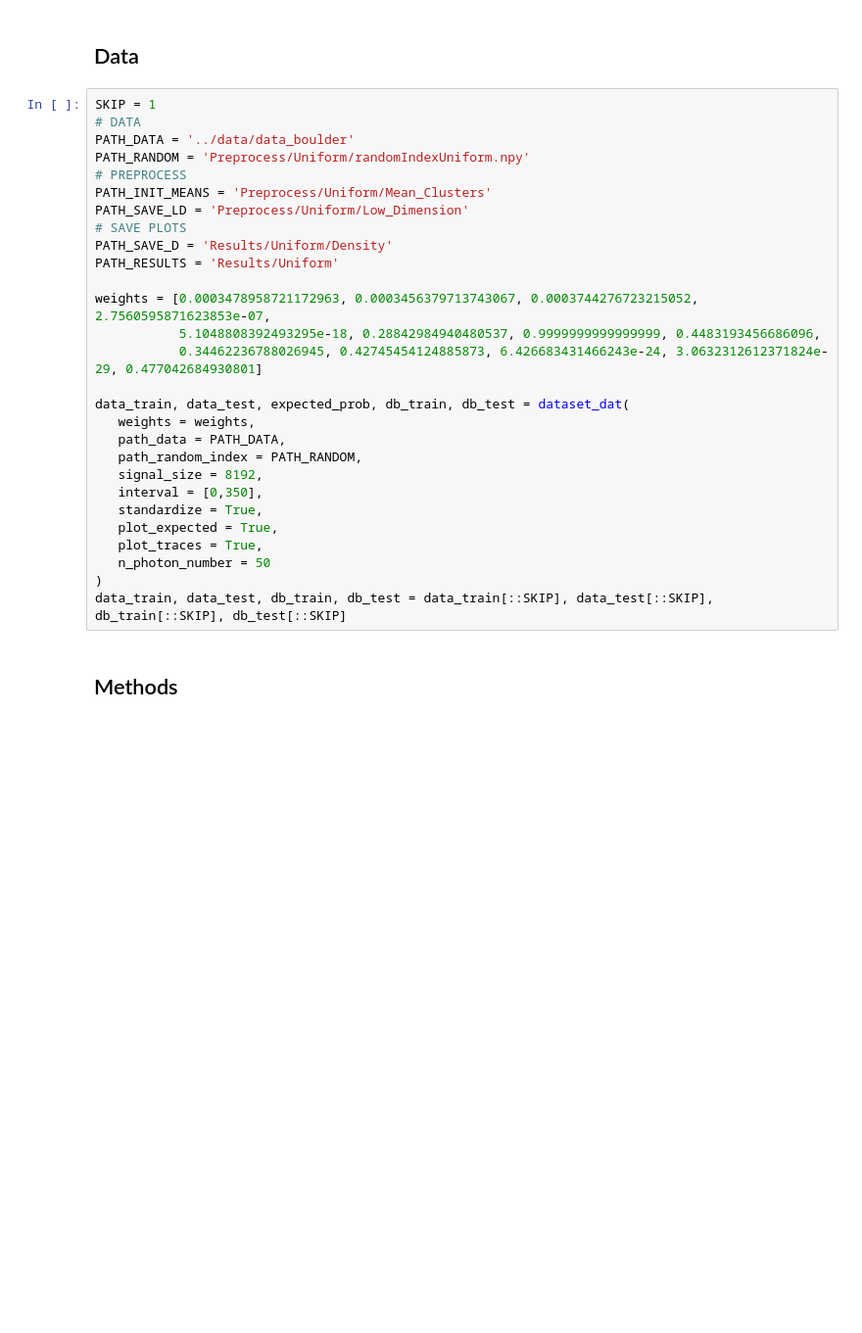
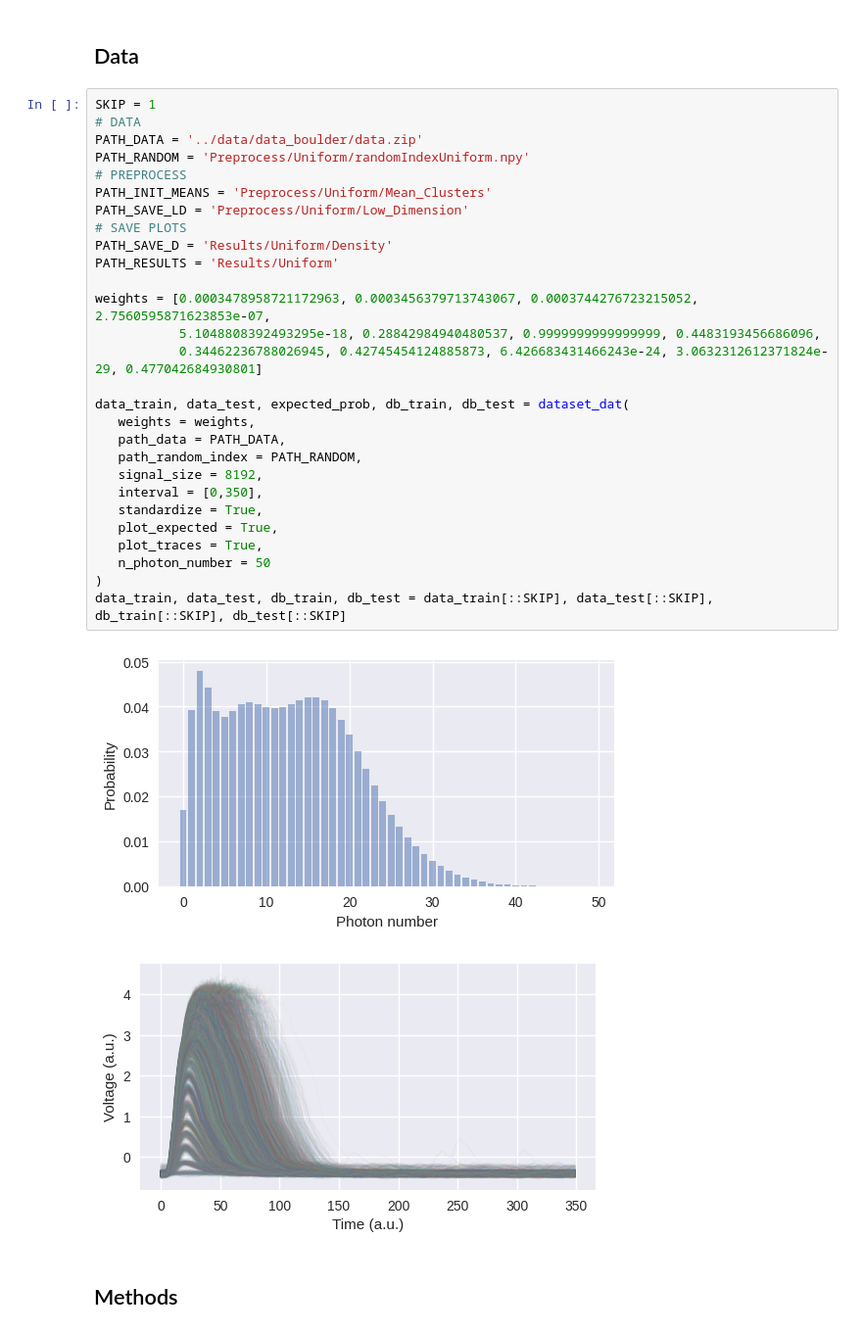
Before and after one commit to polyquantique/Neurolibre-Photon-Number-Classification, a Jupyter notebook: content/Methods_Uniform.ipynb, the cells around one changed output. Shown at 98% size. Saved outputs shown, nothing was run; the diff lists cells and outputs as text; blank space fills up the shorter version.

Commit message:
missing data.zip in path

```diff
--- a/content/Methods_Uniform.ipynb
+++ b/content/Methods_Uniform.ipynb
@@ -40,31 +40,34 @@ import torch
 # %%
 SKIP = 1
 # DATA
-PATH_DATA = '../data/data_boulder'
+PATH_DATA = '../data/data_boulder/data.zip'
 PATH_RANDOM = 'Preprocess/Uniform/randomIndexUniform.npy'
 # PREPROCESS
 PATH_INIT_MEANS = 'Preprocess/Uniform/Mean_Clusters'
 PATH_SAVE_LD = 'Preprocess/Uniform/Low_Dimension'
 # SAVE PLOTS
 PATH_SAVE_D = 'Results/Uniform/Density'
 PATH_RESULTS = 'Results/Uniform'
 
 weights = [0.0003478958721172963, 0.0003456379713743067, 0.0003744276723215052, 2.7560595871623853e-07,
            5.1048808392493295e-18, 0.28842984940480537, 0.9999999999999999, 0.4483193456686096,
            0.34462236788026945, 0.42745454124885873, 6.426683431466243e-24, 3.0632312612371824e-29, 0.477042684930801]
 
 data_train, data_test, expected_prob, db_train, db_test = dataset_dat(
    weights = weights,
    path_data = PATH_DATA,
    path_random_index = PATH_RANDOM,
    signal_size = 8192,
    interval = [0,350],
    standardize = True,
    plot_expected = True,
    plot_traces = True,
    n_photon_number = 50
 )
 data_train, data_test, db_train, db_test = data_train[::SKIP], data_test[::SKIP], db_train[::SKIP], db_test[::SKIP]
+# %% [output]
+[figure, added]
+[figure, added]
 # %% [markdown]
 ## Methods
 # %% [markdown]
```
Also changed, not shown: 3 other files.
